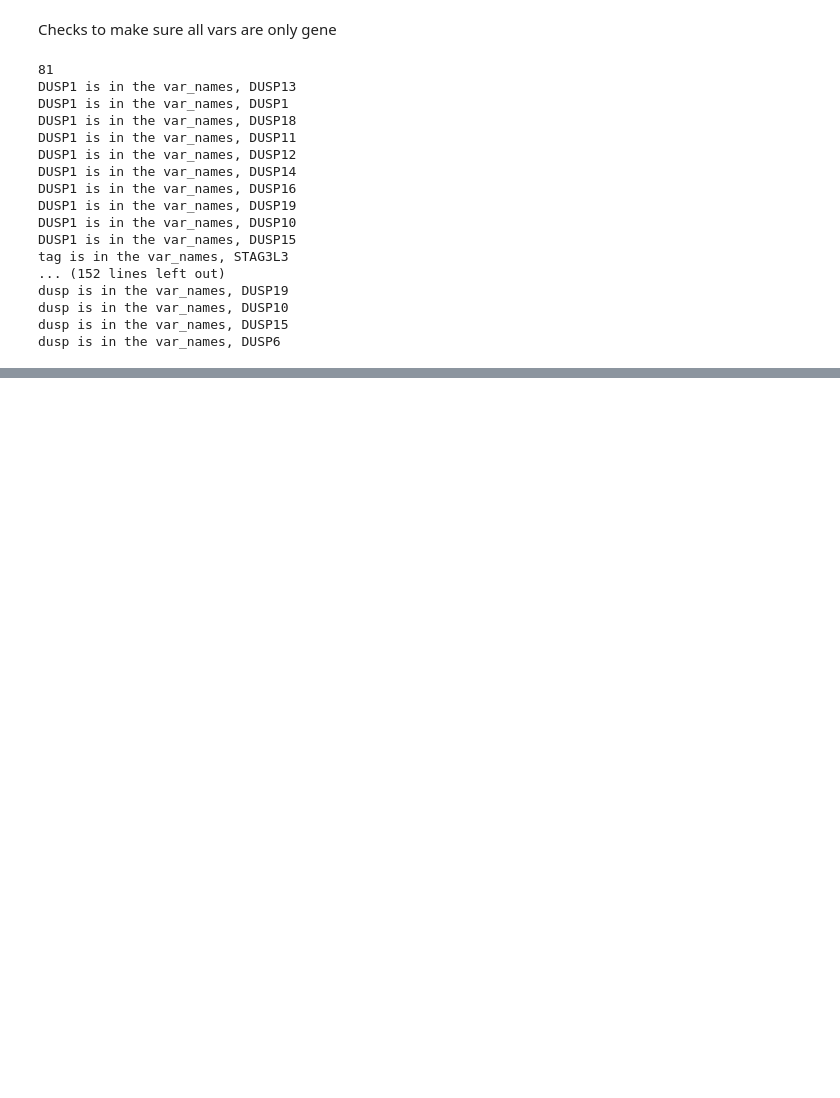
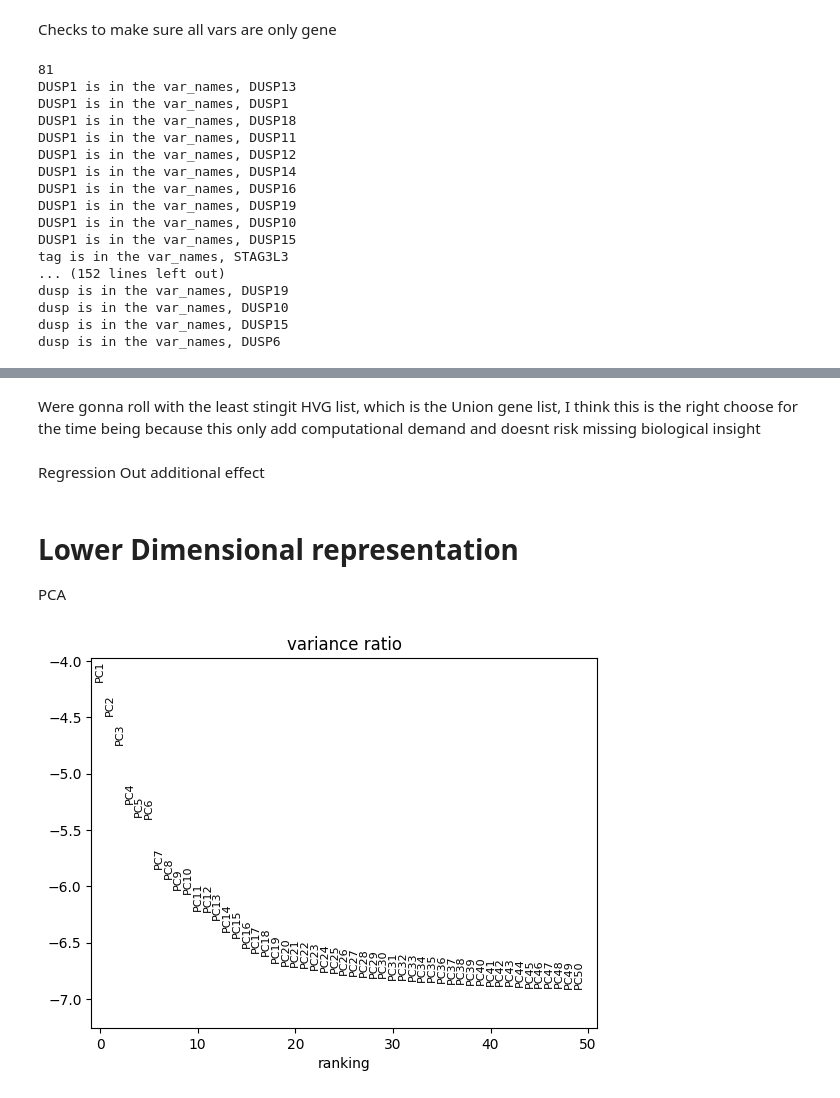
Before and after one commit to Formanj-0/UpDown_Project, a Jupyter notebook: Story/DatatypeDrivenApproach_LinAlg/Dex_PP_DE.ipynb, the cells around one changed output, grey strips where cells are left out. Saved outputs shown, nothing was run; the diff lists cells and outputs as text; code cells hidden in the pictures; blank space fills up the shorter version.

```diff
--- a/Story/DatatypeDrivenApproach_LinAlg/Dex_PP_DE.ipynb
+++ b/Story/DatatypeDrivenApproach_LinAlg/Dex_PP_DE.ipynb
@@ -209,0 +211,11 @@ print(len(union_genes))
+# %% [markdown]
+<p> Were gonna roll with the least stingit HVG list, which is the Union gene list, I think this is the right choose for the time being because this only add computational demand and doesnt risk missing biological insight </p>
+# %%
+union_genes_set = set(union_genes)
+is_in_union = [gene in union_genes_set for gene in adata.var_names]
+
+adata.var['highly_variable'] = is_in_union
+# %%
+adata = adata[:, adata.var.highly_variable]
+# %% [markdown]
+Regression Out additional effect
@@ -209,0 +224,9 @@ print(len(union_genes))
+# %% [markdown]
+# Lower Dimensional representation
+PCA
+# %%
+sc.pp.scale(adata, max_value=10)
+sc.tl.pca(adata, svd_solver='arpack')
+sc.pl.pca_variance_ratio(adata, log=True, n_pcs = 50)
+# %% [output]
+[figure, added]
```
Also changed, not shown: parts of 32 cells of this notebook, 7 other files.
